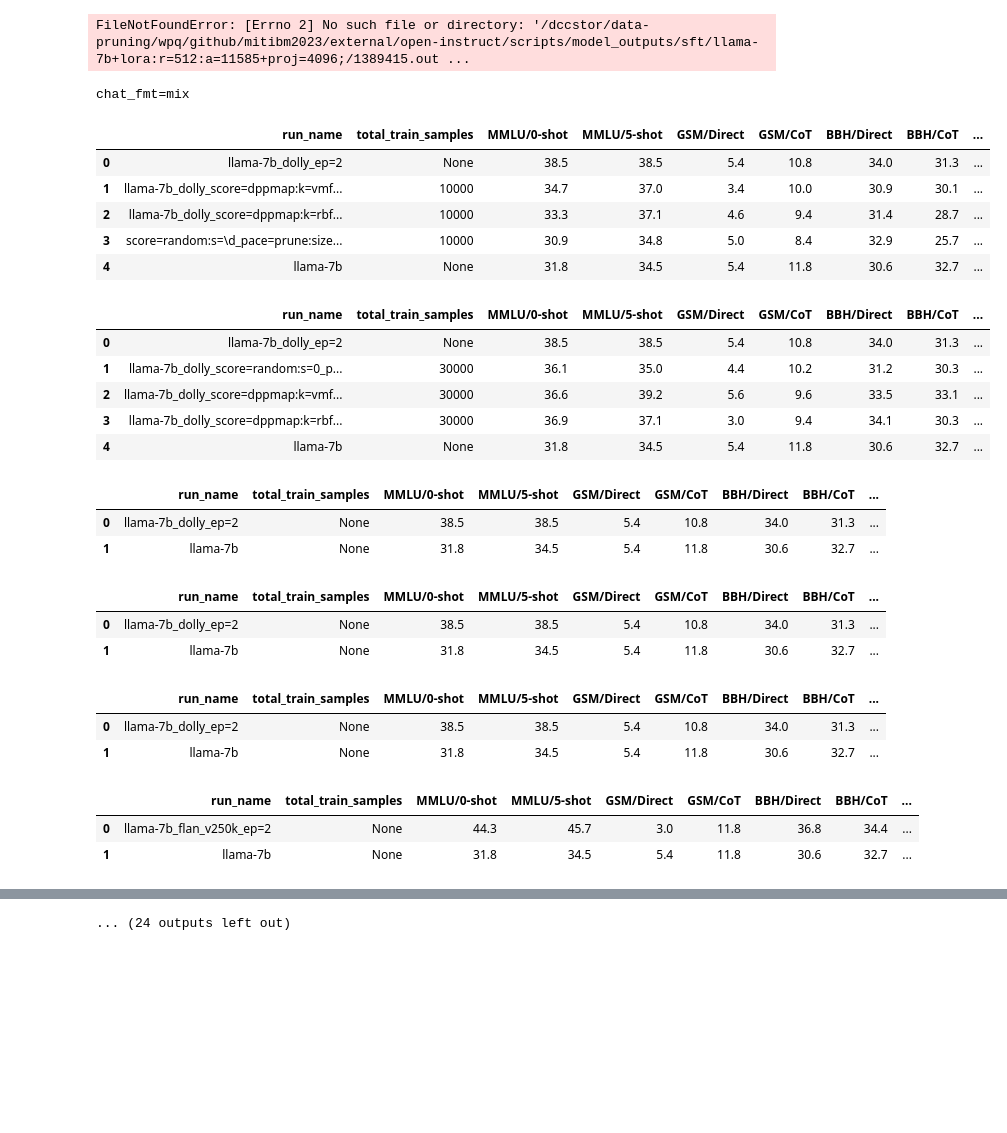
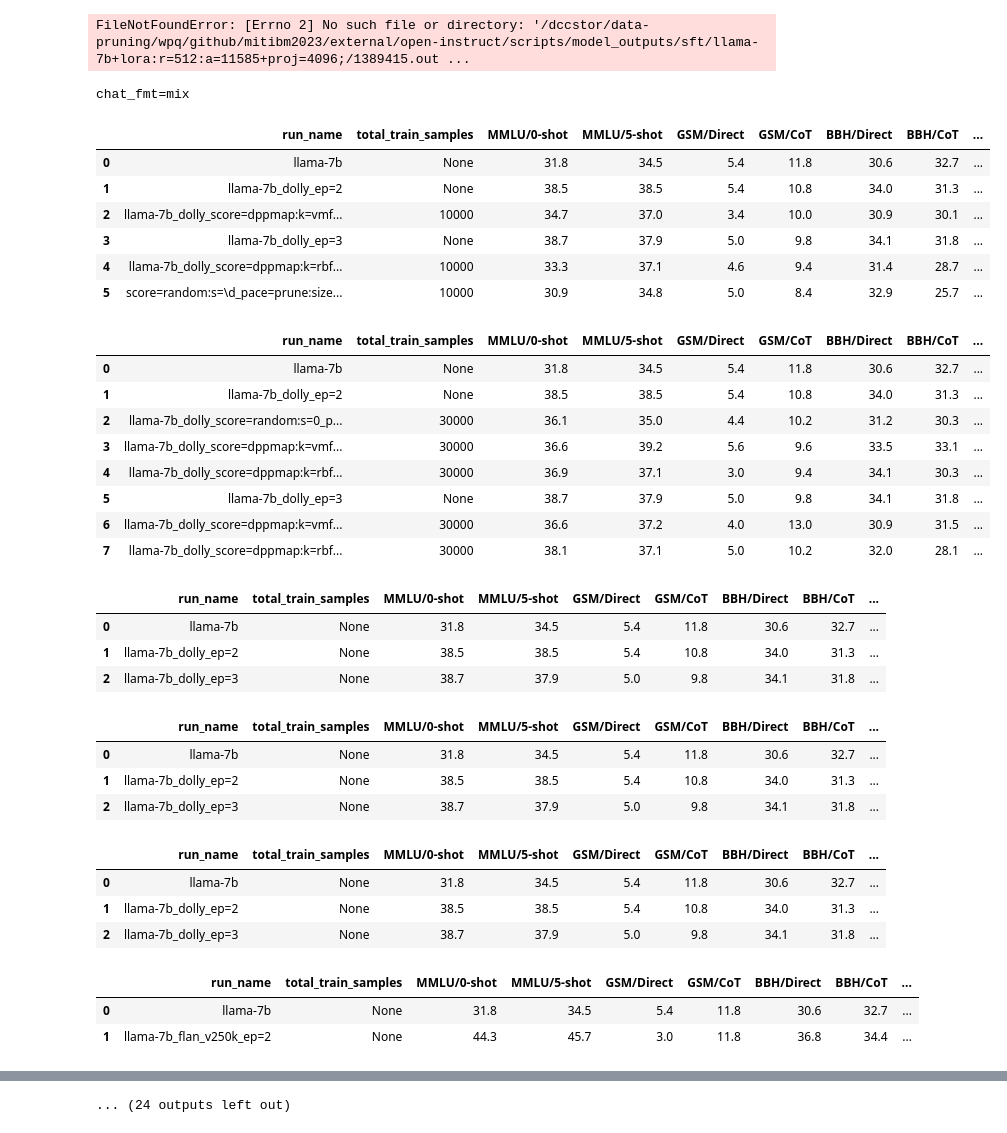
Before and after one commit to tt6746690/open-instruct, a Jupyter notebook: scripts/gen_cmds.ipynb, the cells around one changed output, grey strips where cells are left out. Saved outputs shown, nothing was run; the diff lists cells and outputs as text; code cells hidden in the pictures; blank space fills up the shorter version.

```diff
--- a/scripts/gen_cmds.ipynb
+++ b/scripts/gen_cmds.ipynb
@@ -767,7 +774,6 @@ eval_rest = True
 subdir_path_list = []
 subdir_filter_fn = lambda x: True
 use_slow_tokenizer = True
-definitely_run_mtbench_on_non_alt7b_queue = False
 launch_one_job_per_model = True
 
 task_names = [
@@ -811,7 +817,7 @@ task_names_chateval = task_names_mtbench + task_names_alpacafarm
 # #     'codellama/CodeLlama-7b-Instruct-hf',
 # ]]
 # # task_names = task_names + task_names_chatfmt
-# task_names = task_names_mtbench; definitely_run_mtbench_on_non_alt7b_queue = True
+# task_names = task_names_mtbench
 
 # # oi5
 # exp_dir = 'results/oi2'
@@ -831,20 +837,24 @@ task_names_chateval = task_names_mtbench + task_names_alpacafarm
 # exp_dir = 'results/dpo2_ultrafeedback:llama-7b+sharegptv2ep2'
 exp_dirs = [
     'results/baselines/huggyllama',
-#     'results/oi2',
-#     'results/oi5_dolly:llama-7b',
-#     'results/oi5_flan_v250k:llama-7b',
-#     'results/oi5_stanford_alpaca50k:llama-7b',
-#     'results/oi5_oasst2:llama-7b',
-#     'results/oi5_wizardlm50k:llama-7b',
-#     'results/oi5_sharegpt50k:llama-7b',
-#     'results/oi5_ultrachat50k:llama-7b',
+    'results/oi2',
+    'results/oi5_dolly:llama-7b',
+    'results/oi5_flan_v250k:llama-7b',
+    'results/oi5_stanford_alpaca50k:llama-7b',
+    'results/oi5_oasst2:llama-7b',
+    'results/oi5_wizardlm50k:llama-7b',
+    'results/oi5_sharegpt50k:llama-7b',
+    'results/oi5_ultrachat50k:llama-7b',
+]
+exp_dirs = [
+    'results/dpo2_ultrafeedback:llama-7b+sharegptv2ep2',
 ]
 
-subdir_filter_fn = lambda x: 'llama-7b' in x
+# subdir_filter_fn = lambda x: 'ultrachat' in x
 task_names = task_names + task_names_chatfmt;
+# task_names = ['mtbench_ann=gpt:4_chatfmt']
 # task_names = task_names_alpacafarm;
-# task_names = task_names_mtbench; definitely_run_mtbench_on_non_alt7b_queue = False
+# task_names = task_names_mtbench
 # task_names = task_names + task_names_chatfmt + task_names_mtbench
 # task_names = task_names
 # task_names = ['alpacafarm_ann=gpt35:turbo:1106_chatfmt']
@@ -855,11 +865,7 @@ test_run = bool(test_run)
 
 num_gpus = 1
 if arch == 'x86_64': # ccc
-
-    if definitely_run_mtbench_on_non_alt7b_queue:
-        gpu_type = 'v100'; num_cpus = int(32/8*num_gpus); cpu_mem = int(240/8*num_gpus)
-    else:
-        gpu_type = 'a100_80gb'; num_cpus = int(128/8*num_gpus); cpu_mem = int(768/8*num_gpus)
+    gpu_type = 'a100_80gb'; num_cpus = int(128/8*num_gpus); cpu_mem = int(768/8*num_gpus)
     use_vllm = True; torch_dtype = 'bfloat16'
 else:
     gpu_type = 'v100'
@@ -1441,6 +1449,7 @@ for dataset in dataset_list:
         save_dirs += [(os.path.basename(x), x) for x in [os.path.join(exp_dir, x) for x in os.listdir(exp_dir)]]
     else:
         save_dirs += [(f'llama-7b_{dataset}_ep=2', f'../results/oi2/llama-7b_{dataset}_ep=2'),]
+        save_dirs += [(f'llama-7b_{dataset}_ep=3', f'../results/oi2/llama-7b_{dataset}_ep=3'),]
 
     if finetune_type == 'sft':
         exp_dir = f'../results/oi5_{dataset}:llama-7b'
@@ -1457,6 +1466,7 @@ for dataset in dataset_list:
 #         'dppmap' in x[1]
 #     )
 # ]
+save_dirs = [x for x in save_dirs if ('size=80000:ep=2' not in x[1]) and ('size=80000:ep=3' not in x[1])]
 #####
 
 
@@ -1488,7 +1498,7 @@ if oom_eval_paths: print(oom_eval_paths)
 cols_avg_blacklist = ['AlpacaFarm/Len']
 
 # chat_fmt = False
-chat_fmt = True
+# chat_fmt = True
 # chat_fmt = 'both'
 # chat_fmt = 'auto' # base model no chatfmt, tuned model with chatfmt
 chat_fmt = 'mix'  # non-alpacaeval no chatfmt, alpacaeval chatfmt
@@ -1602,53 +1612,60 @@ else:
                 dfc = pd_average_col_contains_substr(dfc, col_runname, 'score=random:s=\d_pace=prune:size=200000', substitute=substitute)
                 dfc = pd_average_col_contains_substr(dfc, col_runname, 'score=random:s=\d_pace=prune:size=400000', substitute=substitute)
                 #     dfc = dfc.sort_values(['ranking'], ascending=False)
                 col = ('Average', 'chatfmt') if chat_fmt == 'both' else 'Average'
             #     col = 'AlpacaFarm/WR'
             #     col = 'MMLU/0-shot'|
             #     col = 'GSM/CoT'
             #     col = 'BBH/Direct'
             #     col = 'TydiQA/GP'
                 dfc = dfc.sort_values(by=[col], ascending=False)
                 dfc = dfc.drop(columns=['model_name_or_path', 'subsample_mixture', 'max_train_samples', 'dataset'],
                                axis=1, level=0 if chat_fmt=='both' else None)
                 dfc = dfc.reset_index(drop=True)
                 display(dfc
                         .style
                         .applymap(lambda x: f'max-width: 60ch;', subset=['run_name'])
                         .set_table_styles([{'selector': 'td', 'props': [('white-space', 'pre-wrap'), ('word-wrap', 'break-word')]}])
                         .set_properties(**{'text-align': 'left'})
                         .background_gradient(cmap ='coolwarm')
                         .applymap(lambda x: 'text-decoration: underline;' \
                                   if x in dfc[list(set(dfc.columns) & set([(x, '') for x in cols]))+[col] if chat_fmt=='both' else cols+[col]].values.flatten() and chat_fmt=='both' else '')
                         .format(precision=1))
 
 # llama-7b_tulu_v1_mix(paper)
 # MMLU/0-shot, MMLU/5-shot, GSM/Direct, GSM/CoT, BBH/Direct, BBH/CoT, TydiQA/GP, TydiQA/CB, CodexEval/Pass@1, AlpacaEval(vs.Davinci-003)
 # 44.8       , 47.1       , 7.0       , 25.0   , 38.5      , 38.5   , 43.5,    , 8.0      , 18.6,           , 48.6
 # %% [output]
 chat_fmt=mix
 |  | run_name | total_train_samples | MMLU/0-shot | MMLU/5-shot | GSM/Direct | GSM/CoT | BBH/Direct | BBH/CoT | ... |
-| 0 | llama-7b_dolly_ep=2 | None | 38.5 | 38.5 | 5.4 | 10.8 | 34.0 | 31.3 | ... |
-| 1 | llama-7b_dolly_score=dppmap:k=vmf... | 10000 | 34.7 | 37.0 | 3.4 | 10.0 | 30.9 | 30.1 | ... |
-| 2 | llama-7b_dolly_score=dppmap:k=rbf... | 10000 | 33.3 | 37.1 | 4.6 | 9.4 | 31.4 | 28.7 | ... |
-| 3 | score=random:s=\d_pace=prune:size... | 10000 | 30.9 | 34.8 | 5.0 | 8.4 | 32.9 | 25.7 | ... |
-| 4 | llama-7b | None | 31.8 | 34.5 | 5.4 | 11.8 | 30.6 | 32.7 | ... |
+| 0 | llama-7b | None | 31.8 | 34.5 | 5.4 | 11.8 | 30.6 | 32.7 | ... |
+| 1 | llama-7b_dolly_ep=2 | None | 38.5 | 38.5 | 5.4 | 10.8 | 34.0 | 31.3 | ... |
+| 2 | llama-7b_dolly_score=dppmap:k=vmf... | 10000 | 34.7 | 37.0 | 3.4 | 10.0 | 30.9 | 30.1 | ... |
+| 3 | llama-7b_dolly_ep=3 | None | 38.7 | 37.9 | 5.0 | 9.8 | 34.1 | 31.8 | ... |
+| 4 | llama-7b_dolly_score=dppmap:k=rbf... | 10000 | 33.3 | 37.1 | 4.6 | 9.4 | 31.4 | 28.7 | ... |
+| 5 | score=random:s=\d_pace=prune:size... | 10000 | 30.9 | 34.8 | 5.0 | 8.4 | 32.9 | 25.7 | ... |
 |  | run_name | total_train_samples | MMLU/0-shot | MMLU/5-shot | GSM/Direct | GSM/CoT | BBH/Direct | BBH/CoT | ... |
-| 0 | llama-7b_dolly_ep=2 | None | 38.5 | 38.5 | 5.4 | 10.8 | 34.0 | 31.3 | ... |
-| 1 | llama-7b_dolly_score=random:s=0_p... | 30000 | 36.1 | 35.0 | 4.4 | 10.2 | 31.2 | 30.3 | ... |
-| 2 | llama-7b_dolly_score=dppmap:k=vmf... | 30000 | 36.6 | 39.2 | 5.6 | 9.6 | 33.5 | 33.1 | ... |
-| 3 | llama-7b_dolly_score=dppmap:k=rbf... | 30000 | 36.9 | 37.1 | 3.0 | 9.4 | 34.1 | 30.3 | ... |
-| 4 | llama-7b | None | 31.8 | 34.5 | 5.4 | 11.8 | 30.6 | 32.7 | ... |
+| 0 | llama-7b | None | 31.8 | 34.5 | 5.4 | 11.8 | 30.6 | 32.7 | ... |
+| 1 | llama-7b_dolly_ep=2 | None | 38.5 | 38.5 | 5.4 | 10.8 | 34.0 | 31.3 | ... |
+| 2 | llama-7b_dolly_score=random:s=0_p... | 30000 | 36.1 | 35.0 | 4.4 | 10.2 | 31.2 | 30.3 | ... |
+| 3 | llama-7b_dolly_score=dppmap:k=vmf... | 30000 | 36.6 | 39.2 | 5.6 | 9.6 | 33.5 | 33.1 | ... |
+| 4 | llama-7b_dolly_score=dppmap:k=rbf... | 30000 | 36.9 | 37.1 | 3.0 | 9.4 | 34.1 | 30.3 | ... |
+| 5 | llama-7b_dolly_ep=3 | None | 38.7 | 37.9 | 5.0 | 9.8 | 34.1 | 31.8 | ... |
+| 6 | llama-7b_dolly_score=dppmap:k=vmf... | 30000 | 36.6 | 37.2 | 4.0 | 13.0 | 30.9 | 31.5 | ... |
+| 7 | llama-7b_dolly_score=dppmap:k=rbf... | 30000 | 38.1 | 37.1 | 5.0 | 10.2 | 32.0 | 28.1 | ... |
 |  | run_name | total_train_samples | MMLU/0-shot | MMLU/5-shot | GSM/Direct | GSM/CoT | BBH/Direct | BBH/CoT | ... |
-| 0 | llama-7b_dolly_ep=2 | None | 38.5 | 38.5 | 5.4 | 10.8 | 34.0 | 31.3 | ... |
-| 1 | llama-7b | None | 31.8 | 34.5 | 5.4 | 11.8 | 30.6 | 32.7 | ... |
+| 0 | llama-7b | None | 31.8 | 34.5 | 5.4 | 11.8 | 30.6 | 32.7 | ... |
+| 1 | llama-7b_dolly_ep=2 | None | 38.5 | 38.5 | 5.4 | 10.8 | 34.0 | 31.3 | ... |
+| 2 | llama-7b_dolly_ep=3 | None | 38.7 | 37.9 | 5.0 | 9.8 | 34.1 | 31.8 | ... |
 |  | run_name | total_train_samples | MMLU/0-shot | MMLU/5-shot | GSM/Direct | GSM/CoT | BBH/Direct | BBH/CoT | ... |
-| 0 | llama-7b_dolly_ep=2 | None | 38.5 | 38.5 | 5.4 | 10.8 | 34.0 | 31.3 | ... |
-| 1 | llama-7b | None | 31.8 | 34.5 | 5.4 | 11.8 | 30.6 | 32.7 | ... |
+| 0 | llama-7b | None | 31.8 | 34.5 | 5.4 | 11.8 | 30.6 | 32.7 | ... |
+| 1 | llama-7b_dolly_ep=2 | None | 38.5 | 38.5 | 5.4 | 10.8 | 34.0 | 31.3 | ... |
+| 2 | llama-7b_dolly_ep=3 | None | 38.7 | 37.9 | 5.0 | 9.8 | 34.1 | 31.8 | ... |
 |  | run_name | total_train_samples | MMLU/0-shot | MMLU/5-shot | GSM/Direct | GSM/CoT | BBH/Direct | BBH/CoT | ... |
-| 0 | llama-7b_dolly_ep=2 | None | 38.5 | 38.5 | 5.4 | 10.8 | 34.0 | 31.3 | ... |
-| 1 | llama-7b | None | 31.8 | 34.5 | 5.4 | 11.8 | 30.6 | 32.7 | ... |
+| 0 | llama-7b | None | 31.8 | 34.5 | 5.4 | 11.8 | 30.6 | 32.7 | ... |
+| 1 | llama-7b_dolly_ep=2 | None | 38.5 | 38.5 | 5.4 | 10.8 | 34.0 | 31.3 | ... |
+| 2 | llama-7b_dolly_ep=3 | None | 38.7 | 37.9 | 5.0 | 9.8 | 34.1 | 31.8 | ... |
 |  | run_name | total_train_samples | MMLU/0-shot | MMLU/5-shot | GSM/Direct | GSM/CoT | BBH/Direct | BBH/CoT | ... |
-| 0 | llama-7b_flan_v250k_ep=2 | None | 44.3 | 45.7 | 3.0 | 11.8 | 36.8 | 34.4 | ... |
-| 1 | llama-7b | None | 31.8 | 34.5 | 5.4 | 11.8 | 30.6 | 32.7 | ... |
+| 0 | llama-7b | None | 31.8 | 34.5 | 5.4 | 11.8 | 30.6 | 32.7 | ... |
+| 1 | llama-7b_flan_v250k_ep=2 | None | 44.3 | 45.7 | 3.0 | 11.8 | 36.8 | 34.4 | ... |
 |  | run_name | total_train_samples | MMLU/0-shot | MMLU/5-shot | GSM/Direct | GSM/CoT | BBH/Direct | BBH/CoT | ... |
```
Also changed, not shown: parts of 10 cells of this notebook.
